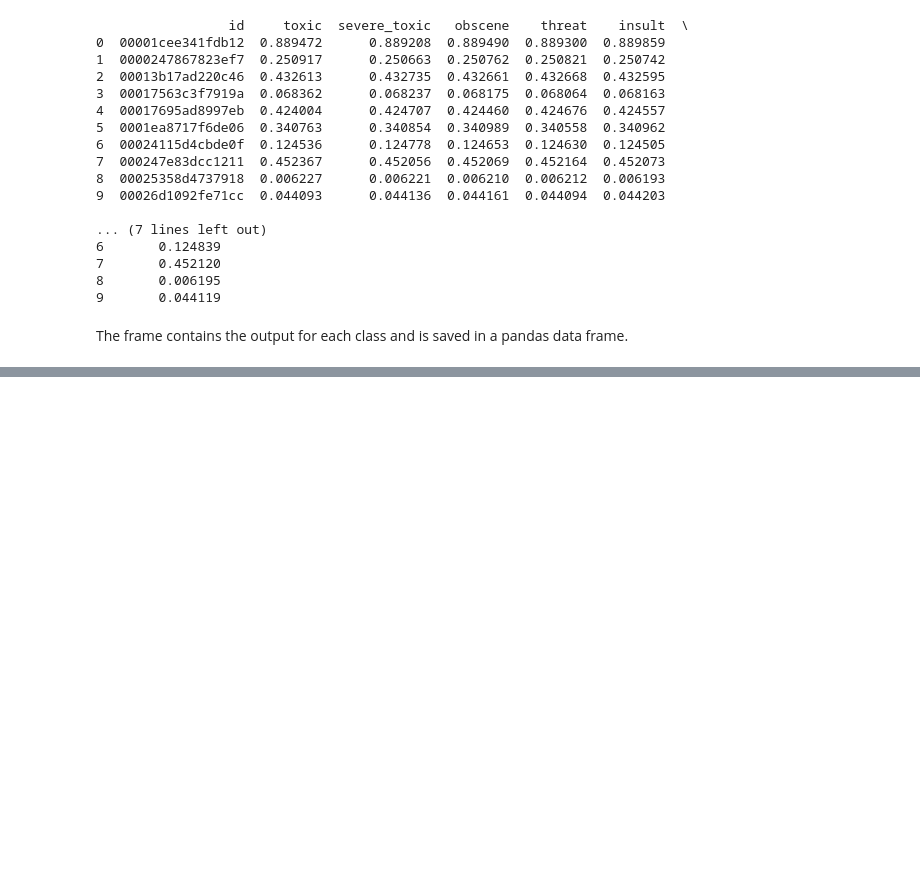
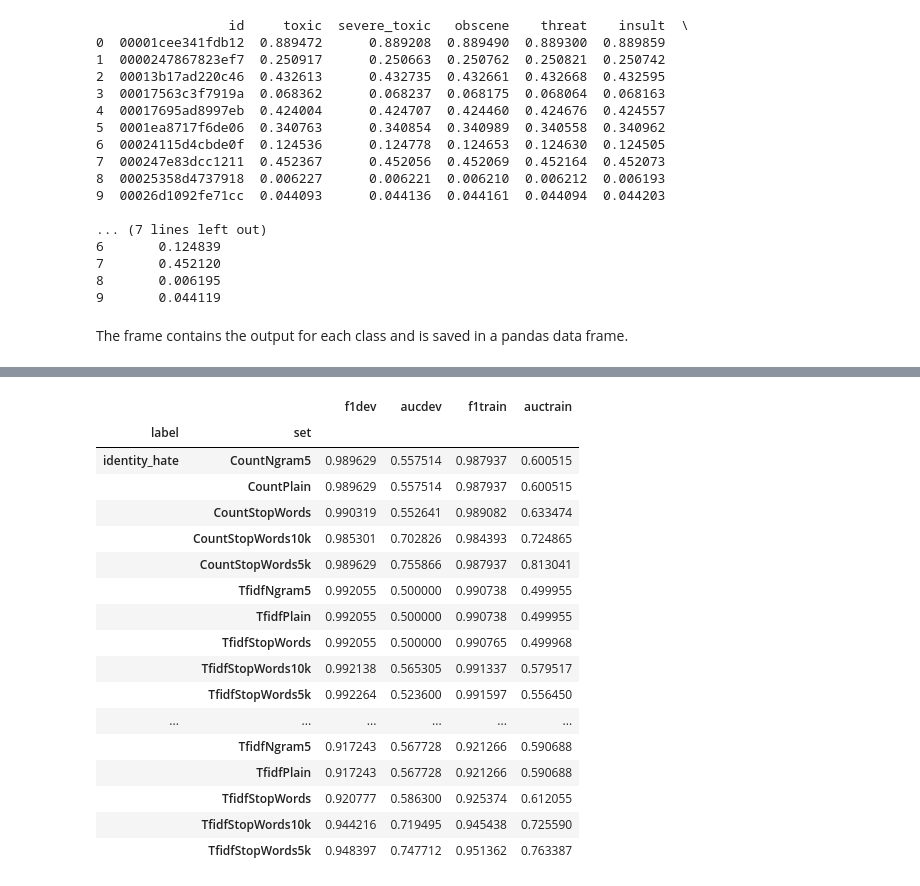
Before and after one commit to jlee-snn/w207_FinalProject, a Jupyter notebook: paul/Baseline_ToxicLanguage.ipynb, the cells around one changed output, grey strips where cells are left out. Cells and saved outputs as stored; diff of their text form; code cells hidden in the pictures; blank space fills up the shorter version.

```diff
--- a/paul/Baseline_ToxicLanguage.ipynb
+++ b/paul/Baseline_ToxicLanguage.ipynb
@@ -297,0 +404,12 @@ The frame contains the output for each class and is saved in a pandas data frame
+# %%
+def score_f1_auc_on_train_dev(dev_vector, train_vector, name):
+    multinomial_nb_class = MultinomialNB().fit(train_vector, train_labels[name])
+    predicted_labels_dev = multinomial_nb_class.predict(dev_vector)
+    fpr, tpr, thresholds = metrics.roc_curve(dev_labels[name], predicted_labels_dev)
+    predicted_labels_train = multinomial_nb_class.predict(train_vector)
+    fpr1, tpr1, thresholds1 = metrics.roc_curve(train_labels[name], predicted_labels_train)
+    f1scoredev = metrics.f1_score(dev_labels[name],predicted_labels_dev,average='micro')
+    f1scoretrain = metrics.f1_score(train_labels[name],predicted_labels_train,average='micro')
+    aucdev = metrics.auc(fpr,tpr)
+    auctrain = metrics.auc(fpr1,tpr1)
+    return f1scoredev,aucdev,f1scoretrain,auctrain
@@ -297,0 +467,17 @@ The frame contains the output for each class and is saved in a pandas data frame
+# %%
+count_vect_ngram5 = CountVectorizer(ngram_range=(1,10),lowercase=True)
+X_train_counts_ngram5 = count_vect_plain.fit_transform(train_data)
+X_dev_counts_ngram5 = count_vect_plain.transform(dev_data)
+
+tfidf_vect_ngram5 = TfidfVectorizer(ngram_range=(1,10),lowercase=True)
+X_train_tfidf_ngram5 = tfidf_vect_plain.fit_transform(train_data)
+X_dev_tfidf_ngram5 = tfidf_vect_plain.transform(dev_data)
+# %%
+for name in target_names:
+    tmpf1dev,tmpaucdev,tmpf1train,tmpauctrain = score_f1_auc_on_train_dev(train_vector=X_train_counts_ngram5,
+                                                   dev_vector=X_dev_counts_ngram5,name=name)
+    scores_all.loc[scores_all.shape[0]] = ['CountNgram5',name,tmpf1dev,tmpaucdev,tmpf1train,tmpauctrain]
+    tmpf1dev,tmpaucdev,tmpf1train,tmpauctrain = score_f1_auc_on_train_dev(train_vector=X_train_tfidf_ngram5,
+                                                   dev_vector=X_dev_tfidf_ngram5,name=name)
+    scores_all.loc[scores_all.shape[0]] = ['TfidfNgram5',name,tmpf1dev,tmpaucdev,tmpf1train,tmpauctrain]
+print(scores_all)
@@ -297,0 +502,21 @@ The frame contains the output for each class and is saved in a pandas data frame
+# %%
+scores_all.groupby(['label','set']).max()
+# %% [output]
+|  |  | f1dev | aucdev | f1train | auctrain |
+| label | set |  |  |  |  |
+| identity_hate | CountNgram5 | 0.989629 | 0.557514 | 0.987937 | 0.600515 |
+|  | CountPlain | 0.989629 | 0.557514 | 0.987937 | 0.600515 |
+|  | CountStopWords | 0.990319 | 0.552641 | 0.989082 | 0.633474 |
+|  | CountStopWords10k | 0.985301 | 0.702826 | 0.984393 | 0.724865 |
+|  | CountStopWords5k | 0.989629 | 0.755866 | 0.987937 | 0.813041 |
+|  | TfidfNgram5 | 0.992055 | 0.500000 | 0.990738 | 0.499955 |
+|  | TfidfPlain | 0.992055 | 0.500000 | 0.990738 | 0.499955 |
+|  | TfidfStopWords | 0.992055 | 0.500000 | 0.990765 | 0.499968 |
+|  | TfidfStopWords10k | 0.992138 | 0.565305 | 0.991337 | 0.579517 |
+|  | TfidfStopWords5k | 0.992264 | 0.523600 | 0.991597 | 0.556450 |
+| ... | ... | ... | ... | ... | ... |
+|  | TfidfNgram5 | 0.917243 | 0.567728 | 0.921266 | 0.590688 |
+|  | TfidfPlain | 0.917243 | 0.567728 | 0.921266 | 0.590688 |
+|  | TfidfStopWords | 0.920777 | 0.586300 | 0.925374 | 0.612055 |
+|  | TfidfStopWords10k | 0.944216 | 0.719495 | 0.945438 | 0.725590 |
+|  | TfidfStopWords5k | 0.948397 | 0.747712 | 0.951362 | 0.763387 |
```
Also changed, not shown: parts of 11 cells of this notebook, 7 other files.
